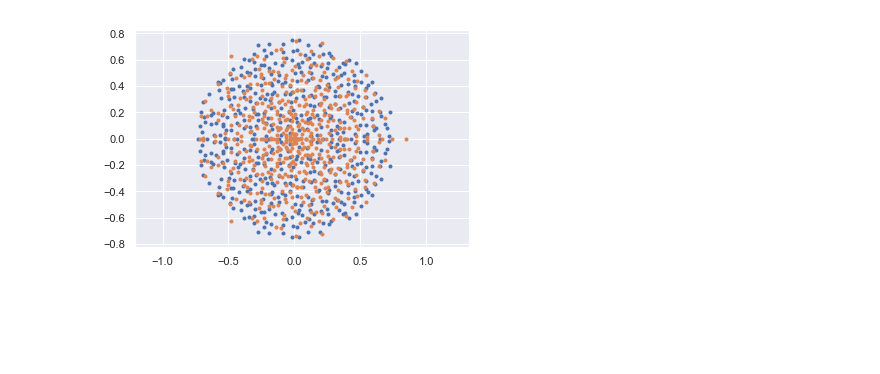
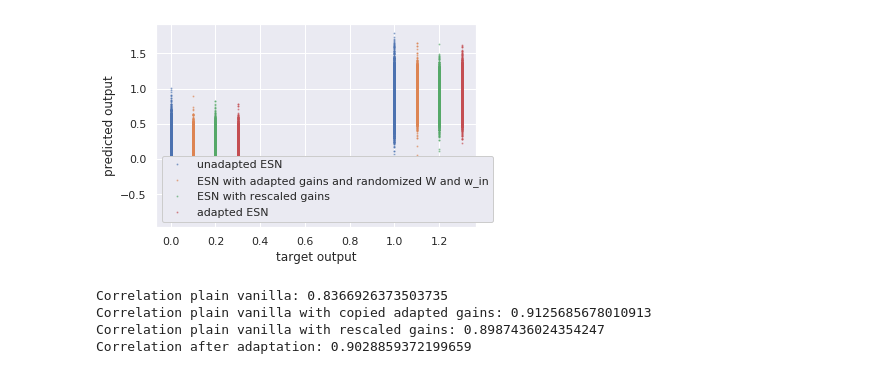
Before and after one commit to FabianSchubert/DrivenRandNetworkCriticality, a Jupyter notebook: code/RTRL_gains.ipynb, the cells around one changed output. Cells and saved outputs as stored; diff of their text form; code cells hidden in the pictures; blank space fills up the shorter version.

```diff
--- a/code/RTRL_gains.ipynb
+++ b/code/RTRL_gains.ipynb
@@ -180,0 +266,5 @@ plt.show()
+# %%
+T_test = 10000
+
+u_in_learn,u_out_learn = gen_in_out_one_in_subs(T_test,tau)
+u_in_test,u_out_test = gen_in_out_one_in_subs(T_test,tau)
@@ -180,0 +278,5 @@ plt.show()
+# %%
+ESN_unpert = esn(N=N,cf_w_in=cf_in)
+ESN_unpert.learn_w_out(u_in_learn,u_out_learn)
+
+u_pred_unpert = ESN_unpert.predict_data(u_in_test)
@@ -180,0 +286,7 @@ plt.show()
+# %%
+ESN_gains = esn(N=N,cf_w_in=cf_in)
+ESN_gains.gain = a
+
+ESN_gains.learn_w_out(u_in_learn,u_out_learn)
+
+u_pred_gains = ESN_gains.predict_data(u_in_test)
@@ -180,0 +296,7 @@ plt.show()
+# %%
+ESN_rescale = esn(N=N,cf_w_in=cf_in)
+ESN_rescale.gain *= .85 #np.abs(l_adapt).max()
+
+ESN_rescale.learn_w_out(u_in_learn,u_out_learn)
+
+u_pred_rescale = ESN_rescale.predict_data(u_in_test)
@@ -184,7 +311,30 @@ l_adapt = np.linalg.eigvals(ESN.W_gain())
-# %%
-plt.plot(l_unpert.real,l_unpert.imag,'.')
-plt.plot(l_adapt.real,l_adapt.imag,'.')
-plt.axis("equal")
-plt.show()
-# %% [output]
-[figure, removed]
+# %%
+fig, ax = plt.subplots(1,1,figsize=(textwidth,0.6*textwidth))
+
+ax.plot(u_out_test,u_pred_unpert,'.',alpha=.5,markersize=2,label="unadapted ESN")
+ax.plot(u_out_test+.1,u_pred_gains,'.',alpha=.5,markersize=2,label="ESN with adapted gains and randomized W and w_in")
+ax.plot(u_out_test+.2,u_pred_rescale,'.',alpha=.5,markersize=2,label="ESN with rescaled gains")
+ax.plot(u_out_test+.3,u_pred,'.',alpha=.5,markersize=2,label="adapted ESN")
+
+ax.legend(framealpha=1.)
+ax.set_xlabel("target output")
+ax.set_ylabel("predicted output")
+
+fig.tight_layout(pad=0.)
+
+fig.savefig(path+"target_vs_prediction.png",dpi=600)
+#fig.savefig(path+"target_vs_prediction.pdf",dpi=600)
+
+plt.show()
+# %% [output]
+[figure, added]
+# %%
+print("Correlation plain vanilla: " + str(np.corrcoef(u_out_test,u_pred_unpert)[1,0]))
+print("Correlation plain vanilla with copied adapted gains: " + str(np.corrcoef(u_out_test,u_pred_gains)[1,0]))
+print("Correlation plain vanilla with rescaled gains: " + str(np.corrcoef(u_out_test,u_pred_rescale)[1,0]))
+print("Correlation after adaptation: " + str(np.corrcoef(u_out_test,u_pred)[1,0]))
+# %% [output]
+Correlation plain vanilla: 0.8366926373503735
+Correlation plain vanilla with copied adapted gains: 0.9125685678010913
+Correlation plain vanilla with rescaled gains: 0.8987436024354247
+Correlation after adaptation: 0.9028859372199659
```
Also changed, not shown: parts of 29 cells of this notebook, 2 other files.
